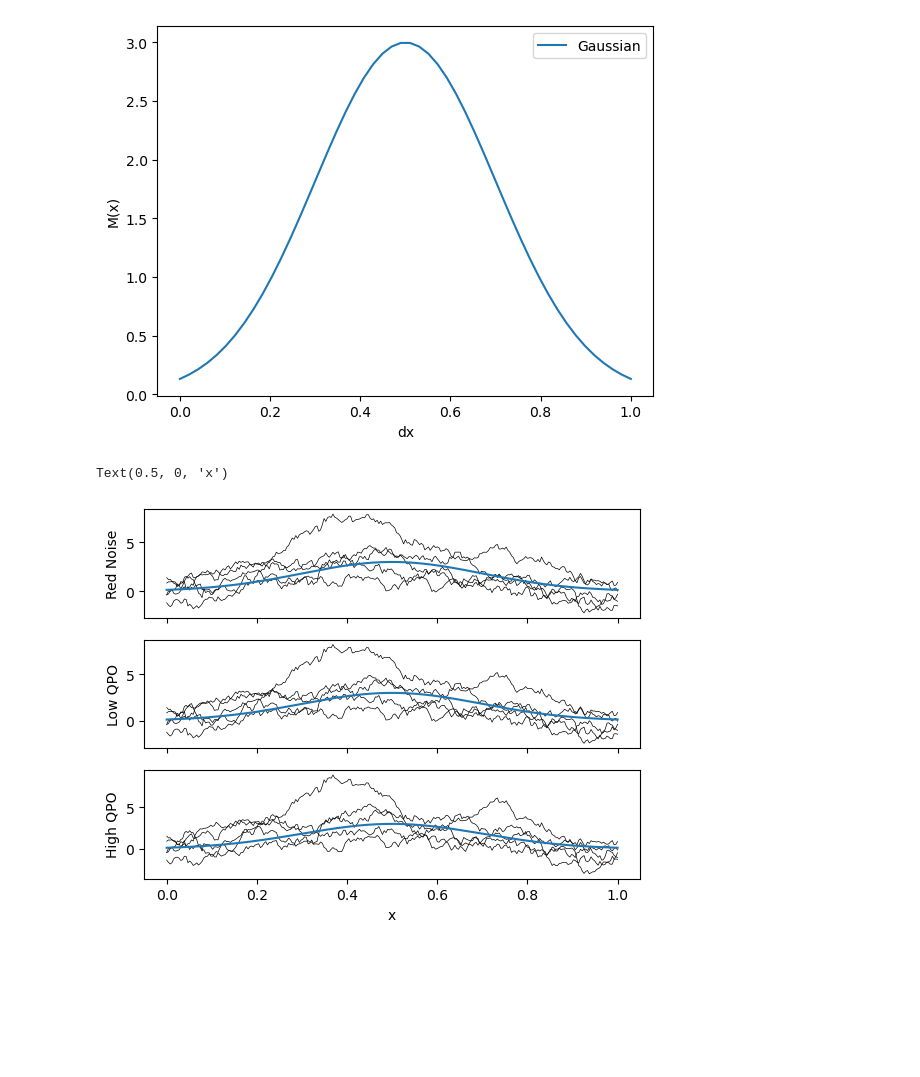
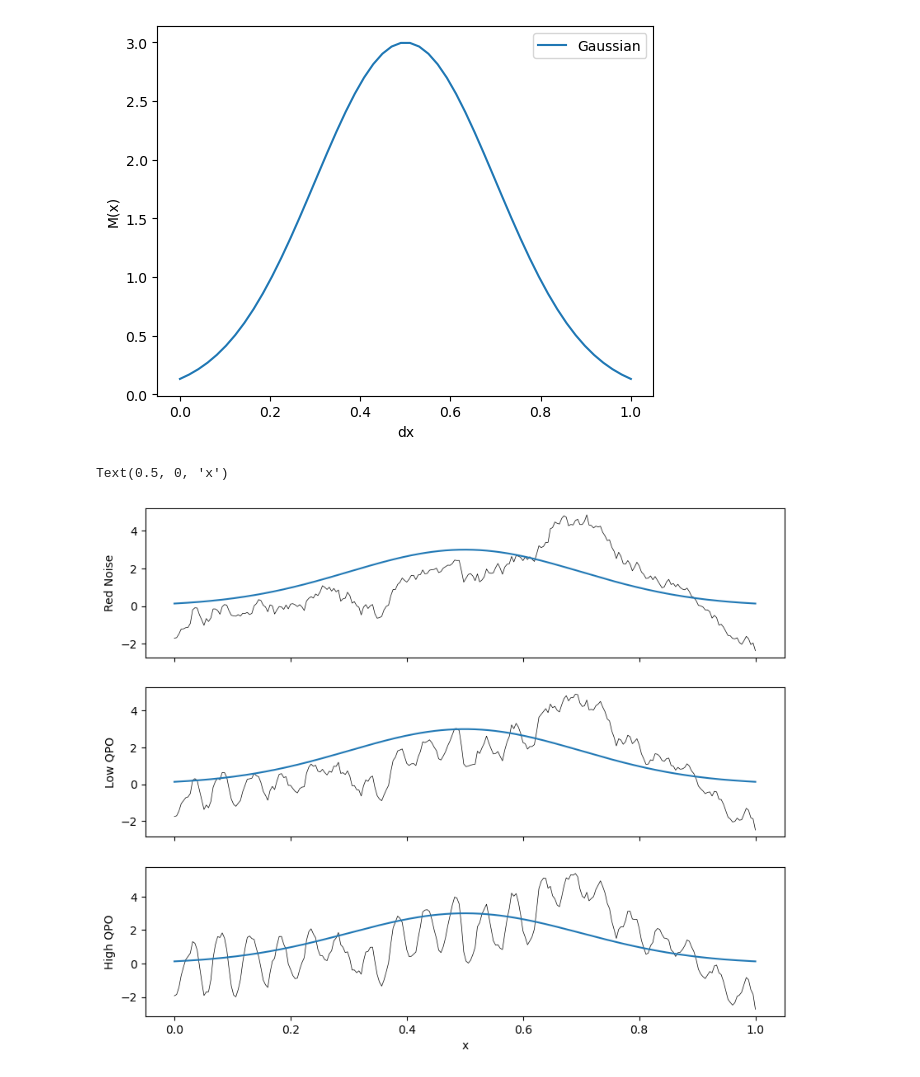
Before and after one commit to Gaurav17Joshi/ProofOfConcept, a Jupyter notebook: Evidence_Analysis.ipynb, the cells around one changed output. Saved outputs shown, nothing was run; the diff lists cells and outputs as text; code cells hidden in the pictures; blank space fills up the shorter version.

```diff
--- a/Evidence_Analysis.ipynb
+++ b/Evidence_Analysis.ipynb
@@ -19,6 +19,7 @@ We will simulate lightcurves and anlyse the evidences produced
 # Dependancies
 
 import jax
+jax.config.update("jax_enable_x64", True)
 import jax.numpy as jnp
 import numpy as np
 import matplotlib.pyplot as plt
@@ -57,7 +55,7 @@ def build_gp(kernel_params, mean_params, t, kernel_type, mean_type = "gaussian")
 # %%
 def plot_kernel(kernel, **kwargs):
     """ A function to plot the kernel"""
-    dx = np.linspace(0, 1, 50)
+    dx = np.linspace(0, 1, 200)
     plt.plot(dx, kernel(dx, dx[:1]), **kwargs)
     # print(kernel(dx, dx[:1]))
     plt.xlabel("dx")
@@ -66,6 +64,7 @@ def plot_kernel(kernel, **kwargs):
 
 rnparams = {
     "arn": jnp.exp(1.0),    "crn": jnp.exp(1.0),
+    # "arn": jnp.exp(-1.0),    "crn": jnp.exp(1.0),
     "aqpo": 0.0,    "cqpo": 0.0,    "freq": 0.0
 }
 
@@ -74,7 +73,8 @@ rnkernel = kernels.quasisep.Exp(
 
 lqpoparams = {
     "arn" : jnp.exp(1.0),   "crn" : jnp.exp(1.0),
-    "aqpo": jnp.exp(-2),   "cqpo": jnp.exp(1),    "freq": 20
+    # "arn" : jnp.exp(-1.0),   "crn" : jnp.exp(1.0),
+    "aqpo": jnp.exp(-2),   "cqpo": jnp.exp(1),    "freq": 2*jnp.pi*20
 }
 
 lqpokernel = kernels.quasisep.Exp(
@@ -83,7 +83,9 @@ lqpokernel = kernels.quasisep.Exp(
 
 hqpoparams = {
     "arn" : jnp.exp(1.0),    "crn" : jnp.exp(1.0),
-    "aqpo": jnp.exp(-0.4),    "cqpo": jnp.exp(1),    "freq": 20,
+    # "arn" : jnp.exp(-1.0),    "crn" : jnp.exp(1.0),
+    "aqpo": jnp.exp(-0.4),    "cqpo": jnp.exp(1),    "freq": 2*jnp.pi*20,
+    # This is incorrect, the frequency is showing lower than it should be
 }
 
 hqpokernel = kernels.quasisep.Exp(
@@ -121,29 +123,33 @@ lqpogp = build_gp(lqpoparams, mean_params, Times, kernel_type = "QPO_plus_RN")
 hqpogp = build_gp(hqpoparams, mean_params, Times, kernel_type = "QPO_plus_RN")
 # %%
 # Taking samples and plotting them
-rngp_sample = rngp.sample(jax.random.PRNGKey(4), shape=(5,))
-lqpogp_sample = lqpogp.sample(jax.random.PRNGKey(4), shape=(5,))
-hqpogp_sample = hqpogp.sample(jax.random.PRNGKey(4), shape=(5,))
+n = 1
+rngp_sample = rngp.sample(jax.random.PRNGKey(4), shape=(n,))
+lqpogp_sample = lqpogp.sample(jax.random.PRNGKey(4), shape=(n,))
+hqpogp_sample = hqpogp.sample(jax.random.PRNGKey(4), shape=(n,))
 
 # Plotting these samples
-_, axes = plt.subplots(3, 1, sharex=True)
+_, axes = plt.subplots(3, 1, sharex=True, figsize=(10, 8))
 ax = axes[0]
 ax.plot(Times, rngp_sample.T, color="k", lw=0.5)
+# ax.scatter(Times, rngp_sample.T, s = 1)
 ax.plot(Times, jax.vmap(gaussian2)(Times), label="mean")
 ax.set_ylabel("Red Noise")
 
 ax = axes[1]
 ax.plot(Times, lqpogp_sample.T, color="k", lw=0.5)
+# ax.scatter(Times, lqpogp_sample.T, s = 1)
 ax.plot(Times, jax.vmap(gaussian2)(Times), label="mean")
 ax.set_ylabel("Low QPO")
 
 ax = axes[2]
 ax.plot(Times, hqpogp_sample.T, color="k", lw=0.5)
+# ax.scatter(Times, hqpogp_sample.T, s =1)
 ax.plot(Times, jax.vmap(gaussian2)(Times), label="mean")
 ax.set_ylabel("High QPO")
 
 ax.set_xlabel("x")
 # %% [output]
 Text(0.5, 0, 'x')
-[figure, old version]
+[figure, new version]
 # %%
```
Also changed, not shown: parts of 18 cells of this notebook, 6 other files.
